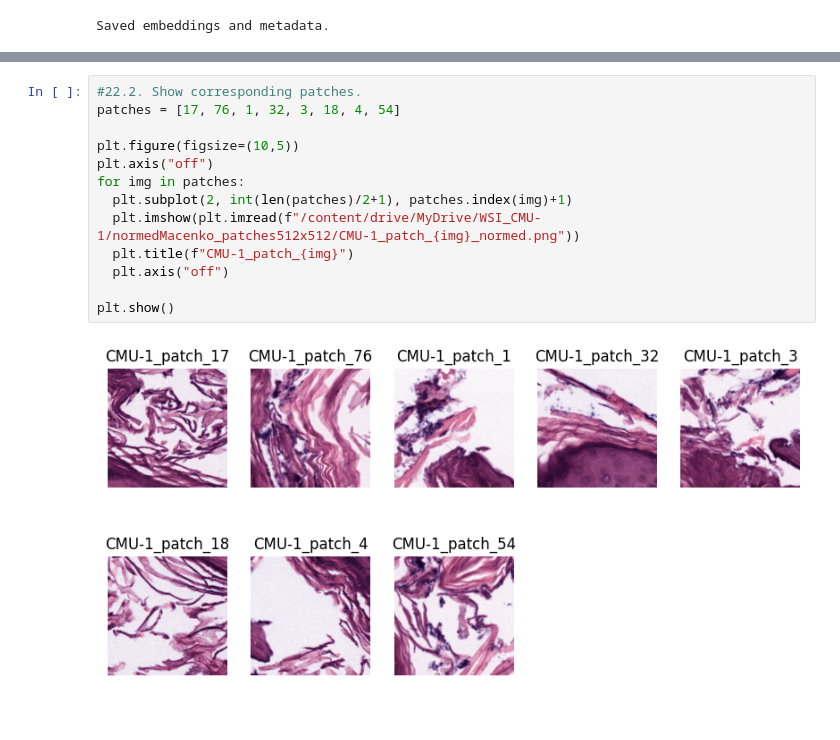
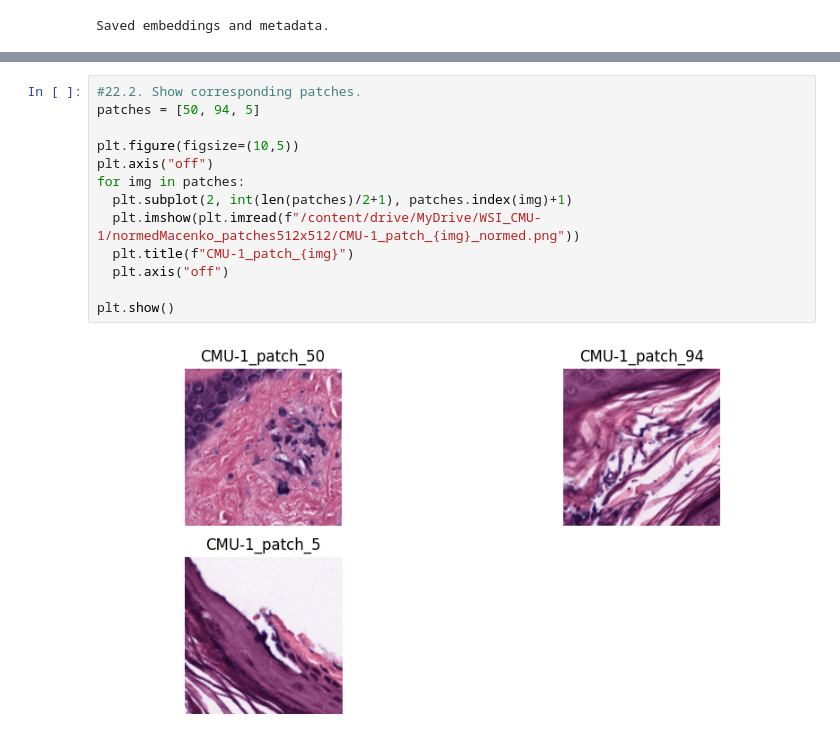
Before and after one commit to PierreCr/Computational-Pathology, a Jupyter notebook: Mini_project_in_Computational_Pathology_Part_2.ipynb, the cells around one changed output, grey strips where cells are left out. Saved outputs shown, nothing was run; the diff lists cells and outputs as text.

```diff
--- a/Mini_project_in_Computational_Pathology_Part_2.ipynb
+++ b/Mini_project_in_Computational_Pathology_Part_2.ipynb
@@ -260,15 +256,15 @@ plt.show()
 # %%
 #22.2. Show corresponding patches.
-patches = [17, 76, 1, 32, 3, 18, 4, 54]
+patches = [50, 94, 5]
 
 plt.figure(figsize=(10,5))
 plt.axis("off")
 for img in patches:
   plt.subplot(2, int(len(patches)/2+1), patches.index(img)+1)
   plt.imshow(plt.imread(f"/content/drive/MyDrive/WSI_CMU-1/normedMacenko_patches512x512/CMU-1_patch_{img}_normed.png"))
   plt.title(f"CMU-1_patch_{img}")
   plt.axis("off")
 
 plt.show()
 # %% [output]
-[figure, old version]
+[figure, new version]
```
Also changed, not shown: parts of 7 cells of this notebook.
